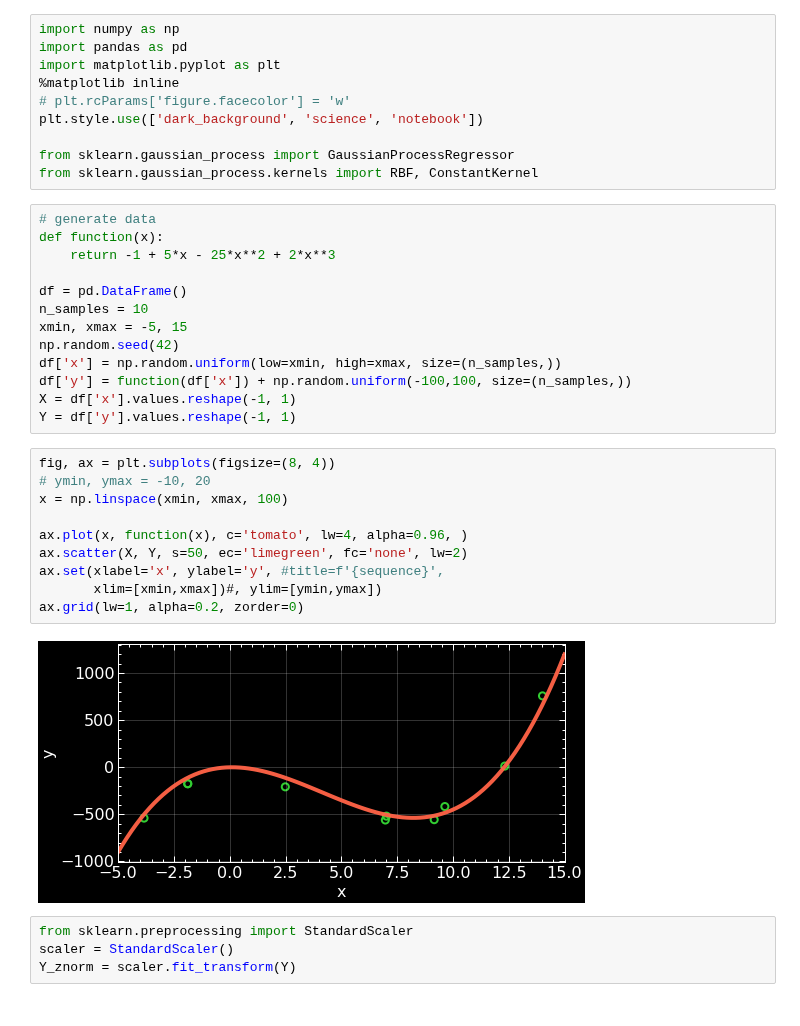
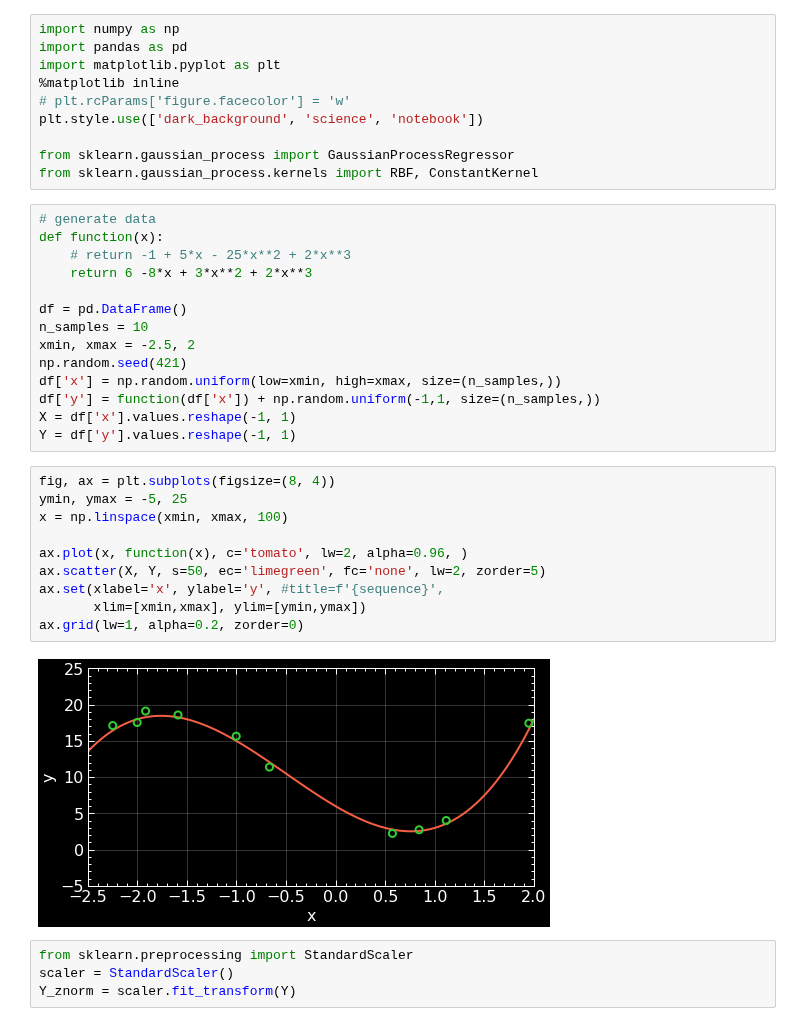
Before and after one commit to jsdiazpo/Bayesian-Digressions, a Jupyter notebook: Gaussian-Processes.ipynb, the cells around one changed output. Cells and saved outputs as stored; diff of their text form.

```diff
--- a/Gaussian-Processes.ipynb
+++ b/Gaussian-Processes.ipynb
@@ -11,28 +11,29 @@ from sklearn.gaussian_process.kernels import RBF, ConstantKernel
 # %%
 # generate data
 def function(x):
-    return -1 + 5*x - 25*x**2 + 2*x**3
+    # return -1 + 5*x - 25*x**2 + 2*x**3
+    return 6 -8*x + 3*x**2 + 2*x**3
 
 df = pd.DataFrame()
 n_samples = 10
-xmin, xmax = -5, 15
-np.random.seed(42)
+xmin, xmax = -2.5, 2
+np.random.seed(421)
 df['x'] = np.random.uniform(low=xmin, high=xmax, size=(n_samples,))
-df['y'] = function(df['x']) + np.random.uniform(-100,100, size=(n_samples,))
+df['y'] = function(df['x']) + np.random.uniform(-1,1, size=(n_samples,))
 X = df['x'].values.reshape(-1, 1)
 Y = df['y'].values.reshape(-1, 1)
 # %%
 fig, ax = plt.subplots(figsize=(8, 4))
-# ymin, ymax = -10, 20
+ymin, ymax = -5, 25
 x = np.linspace(xmin, xmax, 100)
 
-ax.plot(x, function(x), c='tomato', lw=4, alpha=0.96, )
-ax.scatter(X, Y, s=50, ec='limegreen', fc='none', lw=2)
+ax.plot(x, function(x), c='tomato', lw=2, alpha=0.96, )
+ax.scatter(X, Y, s=50, ec='limegreen', fc='none', lw=2, zorder=5)
 ax.set(xlabel='x', ylabel='y', #title=f'{sequence}',
-       xlim=[xmin,xmax])#, ylim=[ymin,ymax])
+       xlim=[xmin,xmax], ylim=[ymin,ymax])
 ax.grid(lw=1, alpha=0.2, zorder=0)
 # %% [output]
-[figure, old version]
+[figure, new version]
 # %%
 from sklearn.preprocessing import StandardScaler
 scaler = StandardScaler()
```
Also changed, not shown: parts of 9 cells of this notebook.
